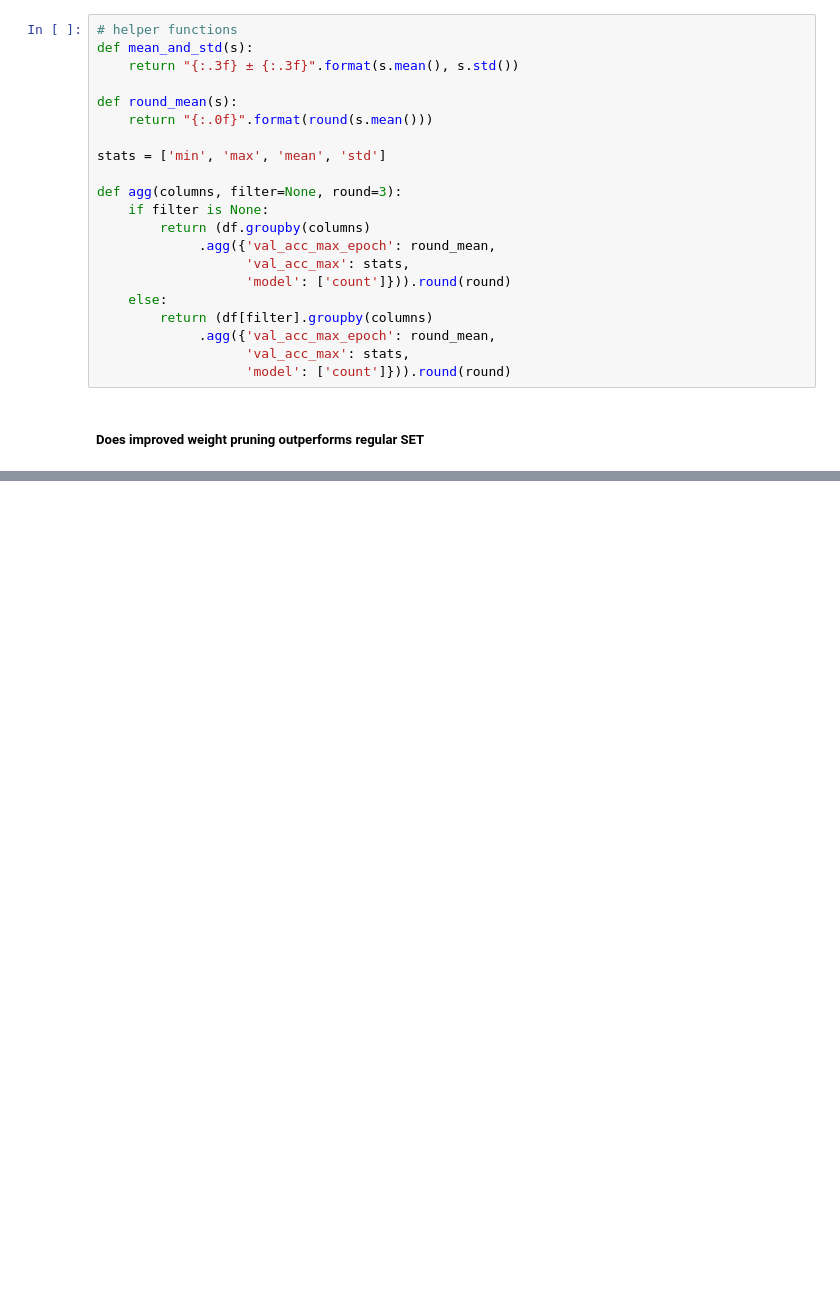
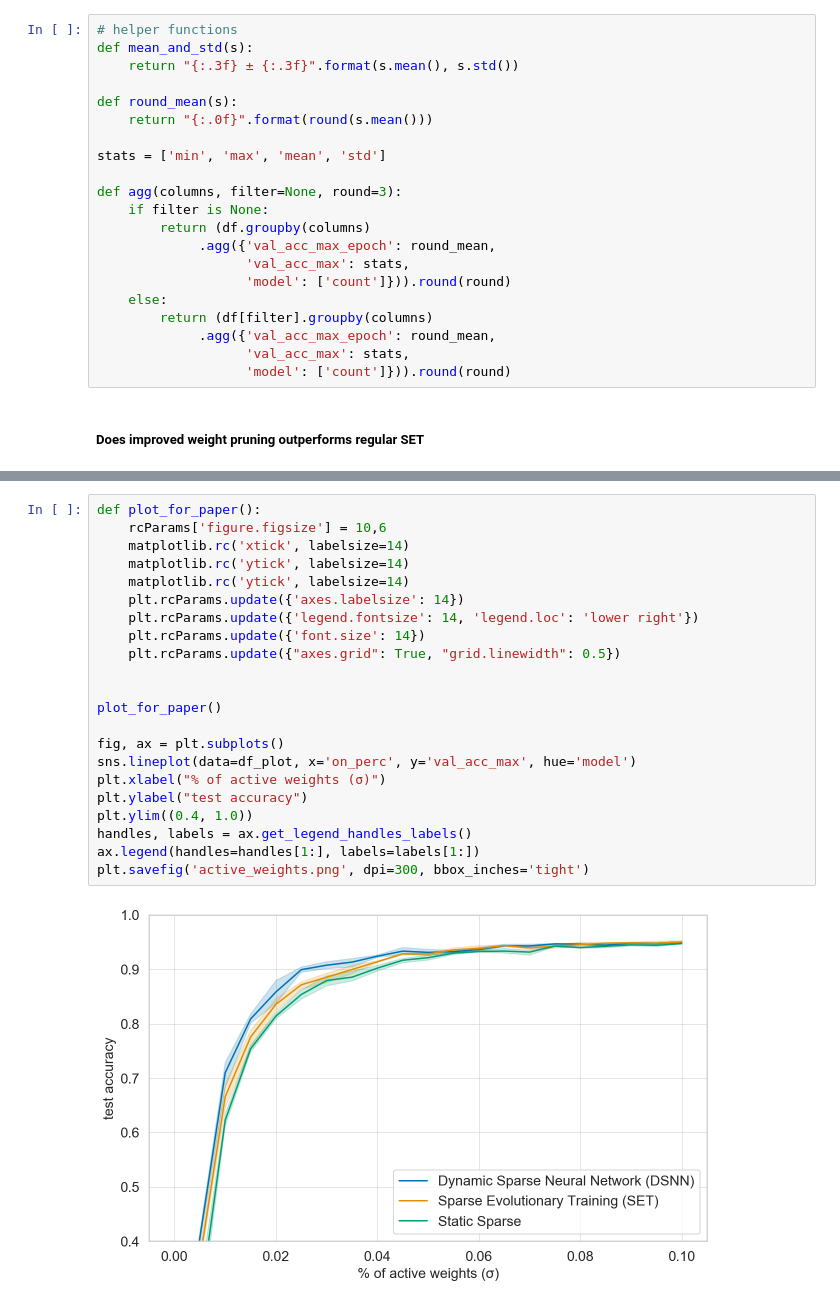
Before and after one commit to numenta/nupic.research, a Jupyter notebook: projects/dynamic_sparse/notebooks/ExperimentAnalysis-GSCSparser.ipynb, the cells around one changed output, grey strips where cells are left out. Saved outputs shown, nothing was run; the diff lists cells and outputs as text; blank space fills up the shorter version.

Commit message:
experiments for paper

```diff
--- a/projects/dynamic_sparse/notebooks/ExperimentAnalysis-GSCSparser.ipynb
+++ b/projects/dynamic_sparse/notebooks/ExperimentAnalysis-GSCSparser.ipynb
@@ -271,0 +259,24 @@ sns.lineplot(data=df_plot, x='on_perc', y='val_acc_max', hue='model')
+# %%
+def plot_for_paper():
+    rcParams['figure.figsize'] = 10,6
+    matplotlib.rc('xtick', labelsize=14)
+    matplotlib.rc('ytick', labelsize=14)
+    matplotlib.rc('ytick', labelsize=14)
+    plt.rcParams.update({'axes.labelsize': 14})
+    plt.rcParams.update({'legend.fontsize': 14, 'legend.loc': 'lower right'})
+    plt.rcParams.update({'font.size': 14})
+    plt.rcParams.update({"axes.grid": True, "grid.linewidth": 0.5})
+
+
+plot_for_paper()
+
+fig, ax = plt.subplots()
+sns.lineplot(data=df_plot, x='on_perc', y='val_acc_max', hue='model')
+plt.xlabel("% of active weights (σ)")
+plt.ylabel("test accuracy")
+plt.ylim((0.4, 1.0))
+handles, labels = ax.get_legend_handles_labels()
+ax.legend(handles=handles[1:], labels=labels[1:])
+plt.savefig('active_weights.png', dpi=300, bbox_inches='tight')
+# %% [output]
+[figure, added]
```
Also changed, not shown: parts of 17 cells of this notebook, 9 other files.
